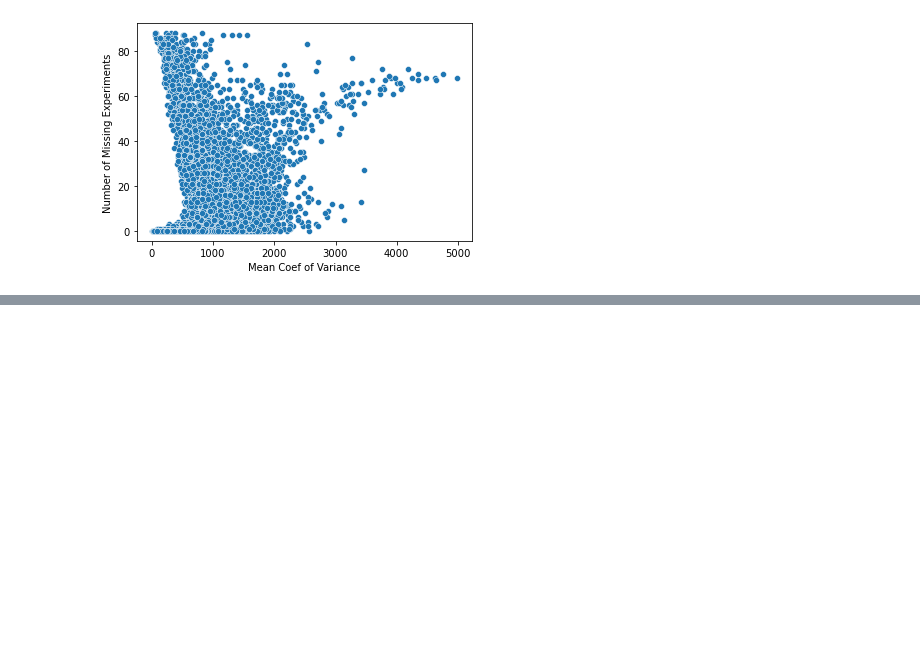
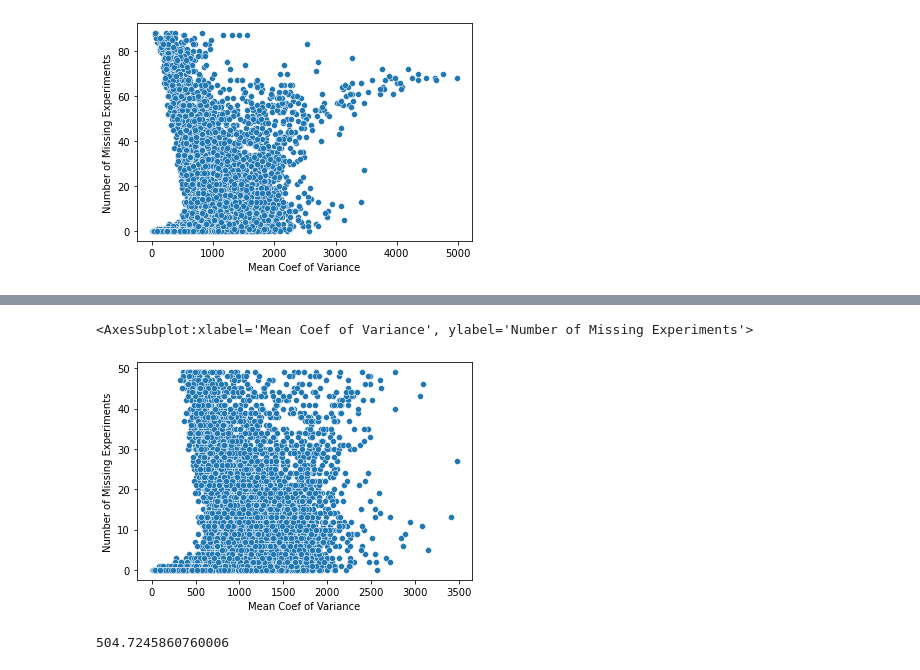
Before and after one commit to mikepassal/Peneloope_Dave_Maize_meristem, a Jupyter notebook: Cross_maize_highly_variable_genes/reading_in_all_maize_genes_and_seeing_if_it_crashes_the_server.ipynb, the cells around one changed output, grey strips where cells are left out. Saved outputs shown, nothing was run; the diff lists cells and outputs as text; code cells hidden in the pictures; blank space fills up the shorter version.

```diff
--- a/Cross_maize_highly_variable_genes/reading_in_all_maize_genes_and_seeing_if_it_crashes_the_server.ipynb
+++ b/Cross_maize_highly_variable_genes/reading_in_all_maize_genes_and_seeing_if_it_crashes_the_server.ipynb
@@ -171,3 +193,6 @@ sns.scatterplot(data = summary_df, x = 'Mean Coef of Variance',y = 'Number of Mi
 # %% [output]
 <AxesSubplot:xlabel='Mean Coef of Variance', ylabel='Number of Missing Experiments'>
 [figure]
+# %%
+summary_df['Number of Experiments Present'] = 89- summary_df['Number of Missing Experiments']
+summary_df
@@ -173,0 +213,3 @@ sns.scatterplot(data = summary_df, x = 'Mean Coef of Variance',y = 'Number of Mi
+# %%
+trimmed_summary_df = summary_df.loc[summary_df['Number of Experiments Present'] > 39]
+trimmed_summary_df
@@ -173,0 +232,9 @@ sns.scatterplot(data = summary_df, x = 'Mean Coef of Variance',y = 'Number of Mi
+# %%
+sns.scatterplot(data = trimmed_summary_df, x = 'Mean Coef of Variance',y = 'Number of Missing Experiments')
+# %% [output]
+<AxesSubplot:xlabel='Mean Coef of Variance', ylabel='Number of Missing Experiments'>
+[figure, added]
+# %%
+np.percentile(trimmed_summary_df['Mean Coef of Variance'],50)
+# %% [output]
+504.7245860760006
```
Also changed, not shown: parts of 12 cells of this notebook, 1 other file.
